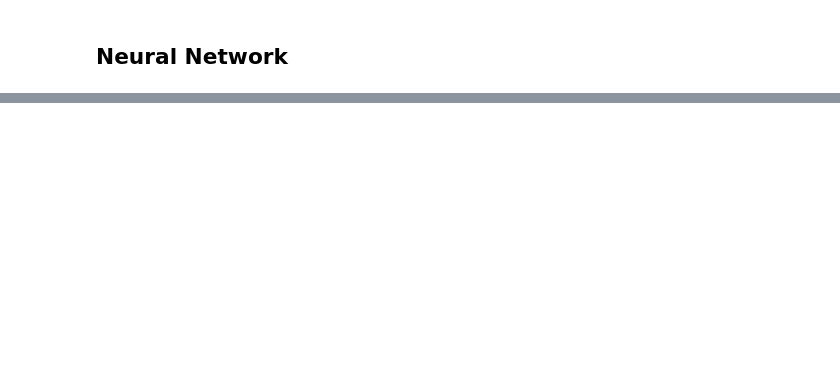
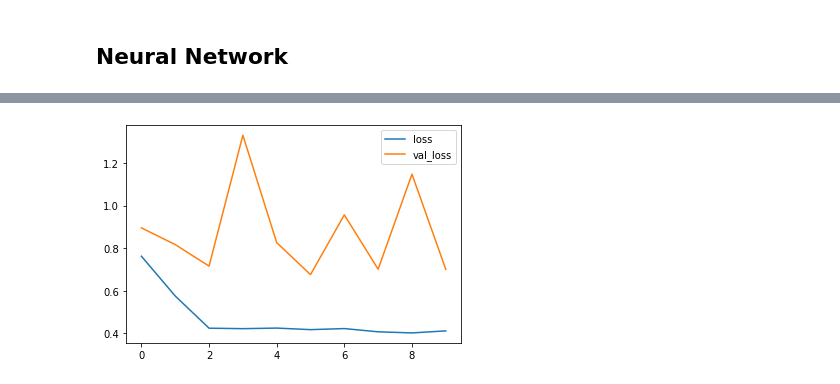
Before and after one commit to danielfsimangunsong/craiglist-sales-prediction, a Jupyter notebook: Craiglist_Sales_Prediction.ipynb, the cells around one changed output, grey strips where cells are left out. Saved outputs shown, nothing was run; the diff lists cells and outputs as text; code cells hidden in the pictures; blank space fills up the shorter version.

```diff
--- a/Craiglist_Sales_Prediction.ipynb
+++ b/Craiglist_Sales_Prediction.ipynb
@@ -643,0 +711,35 @@ gbr_evaluation
+# %%
+# Split train and validation dataset
+X1_sep = int(X1_train.shape[0]*0.7)
+y1_sep = int(y1_train.shape[0]*0.7)
+
+X1_nn_train = X1_train[:X1_sep]
+y1_nn_train = y1_train[:y1_sep]
+
+X1_nn_valid = X1_train[X1_sep:]
+y1_nn_valid = y1_train[y1_sep:]
+# %%
+input_shape = [X1_nn_train.shape[1]]
+# %%
+# Create and train Neural Network Model
+model = keras.Sequential([
+    layers.Dense(256, activation='relu', input_shape=input_shape),
+    layers.Dropout(0.2),
+    layers.Dense(128, activation='relu'),
+    layers.Dropout(0.2),
+    layers.Dense(1),
+])
+
+model.compile(
+    optimizer='adam',
+    loss='binary_crossentropy',
+    metrics='accuracy'
+)
+
+EPOCHS = 10
+history1 = model.fit(
+    X1_nn_train, y1_nn_train,
+    validation_data=(X1_nn_valid, y1_nn_valid),
+    epochs=EPOCHS,
+    verbose=1,
+)
@@ -643,0 +767,6 @@ gbr_evaluation
+# %%
+# Make visualization of loss and validation loss
+history_df = pd.DataFrame(history1.history)
+history_df.loc[0:, ['loss', 'val_loss']].plot()
+print(("Minimum Validation Loss: {:0.4f}").format(history_df['val_loss'].min()))
+# %% [output]
@@ -643,0 +774 @@ gbr_evaluation
+[figure, added]
```
Also changed, not shown: parts of 26 cells of this notebook.
